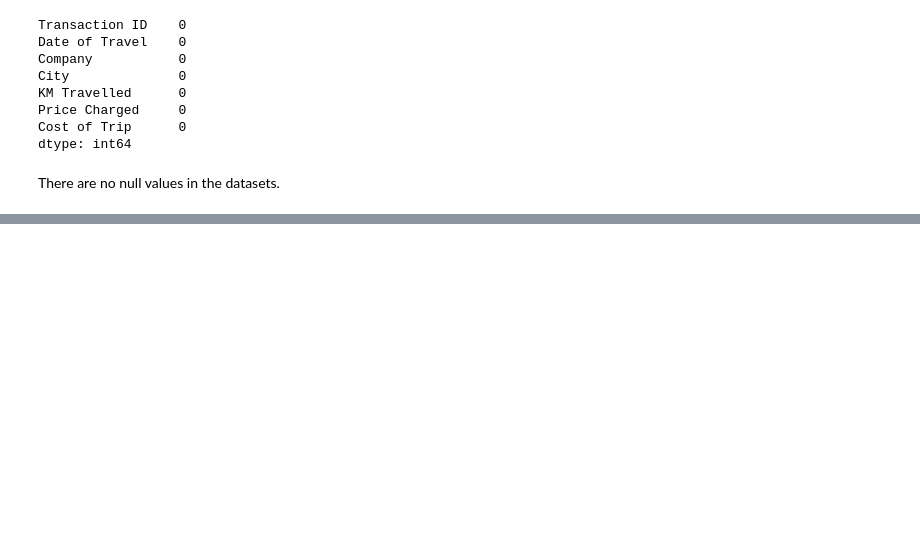
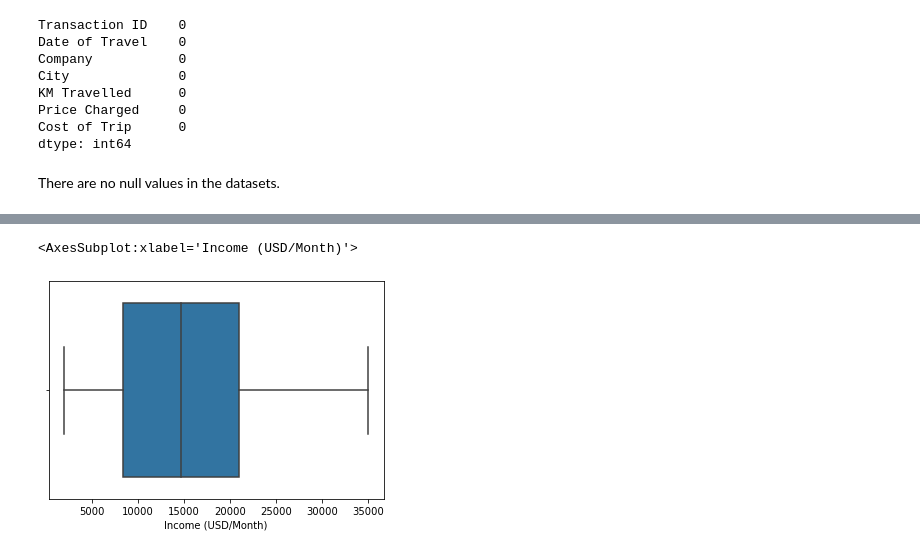
Before and after one commit to KierraDangerfield/Data-Glacier, a Jupyter notebook: Week_2/Insight for Cab Investment Firm.ipynb, the cells around one changed output, grey strips where cells are left out. Drawn from its saved outputs; the diff is of its cells as text; code cells hidden in the pictures; blank space fills up the shorter version.

```diff
--- a/Week_2/Insight for Cab Investment Firm.ipynb
+++ b/Week_2/Insight for Cab Investment Firm.ipynb
@@ -234,0 +378,5 @@ There are no null values in the datasets.
+# %%
+sns.boxplot(x=newdf["Income (USD/Month)"])
+# %% [output]
+<AxesSubplot:xlabel='Income (USD/Month)'>
+[figure, added]
```
Also changed, not shown: parts of 35 cells of this notebook.
